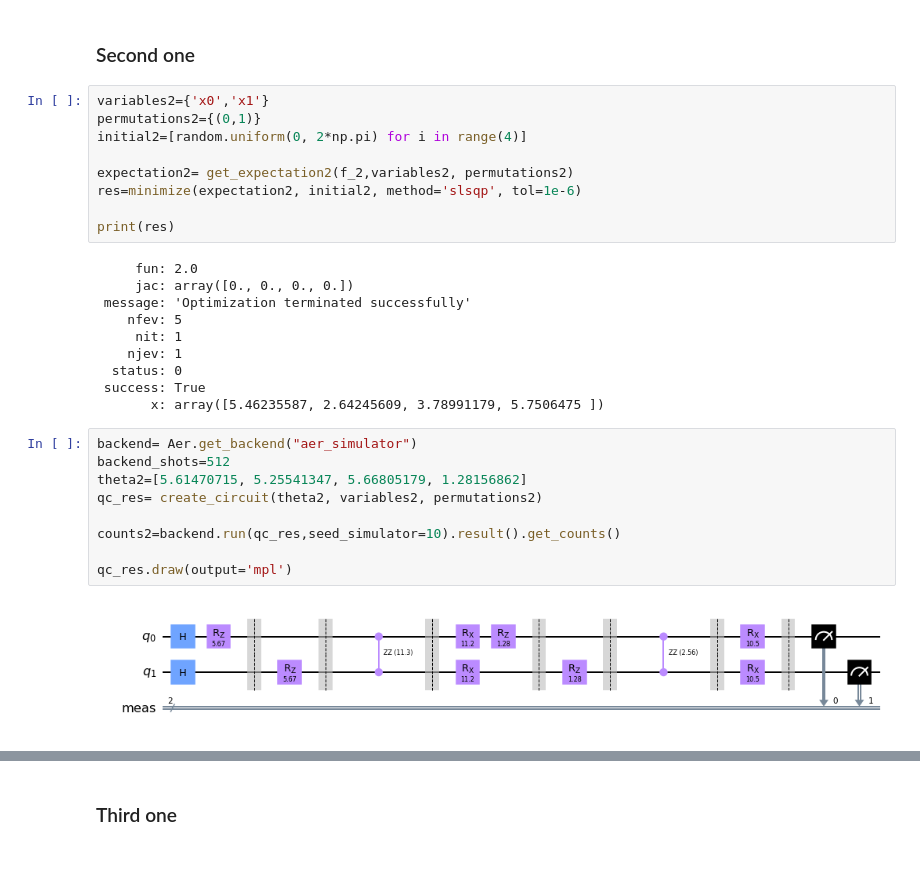
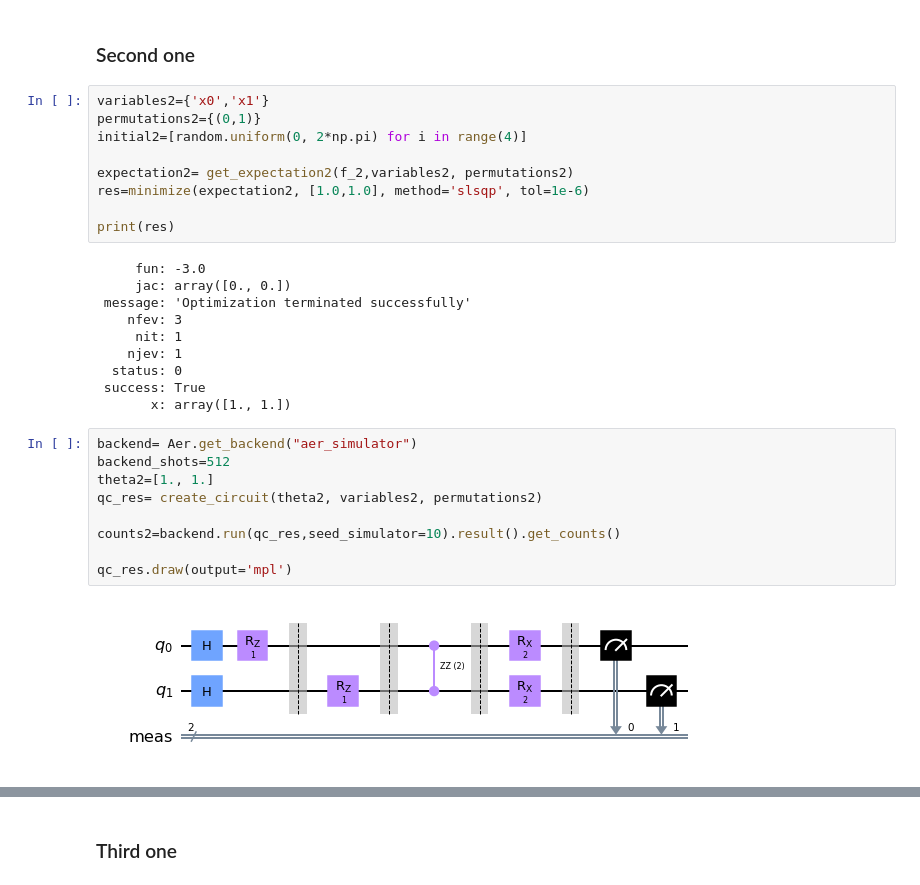
Before and after one commit to Gabrielkrzyzanowski/Quantum_Algorithms, a Jupyter notebook: QAOA_QUBO.ipynb, the cells around one changed output, grey strips where cells are left out. Drawn from its saved outputs; the diff is of its cells as text.

Commit message:
Improve the results finding a better initial point

```diff
--- a/QAOA_QUBO.ipynb
+++ b/QAOA_QUBO.ipynb
@@ -214,30 +214,30 @@ permutations2={(0,1)}
 initial2=[random.uniform(0, 2*np.pi) for i in range(4)]
 
 expectation2= get_expectation2(f_2,variables2, permutations2)
-res=minimize(expectation2, initial2, method='slsqp', tol=1e-6)
+res=minimize(expectation2, [1.0,1.0], method='slsqp', tol=1e-6)
 
 print(res)
 # %% [output]
-     fun: 2.0
-     jac: array([0., 0., 0., 0.])
+     fun: -3.0
+     jac: array([0., 0.])
  message: 'Optimization terminated successfully'
-    nfev: 5
+    nfev: 3
      nit: 1
     njev: 1
   status: 0
  success: True
-       x: array([5.46235587, 2.64245609, 3.78991179, 5.7506475 ])
+       x: array([1., 1.])
 # %%
 backend= Aer.get_backend("aer_simulator")
 backend_shots=512
-theta2=[5.61470715, 5.25541347, 5.66805179, 1.28156862]
+theta2=[1., 1.]
 qc_res= create_circuit(theta2, variables2, permutations2)
 
 counts2=backend.run(qc_res,seed_simulator=10).result().get_counts()
 
 qc_res.draw(output='mpl')
 # %% [output]
-[figure, old version]
+[figure, new version]
 # %%
 plot_histogram(counts2,figsize=(10,8))
 # %% [output]
```
Also changed, not shown: parts of 5 cells of this notebook.
